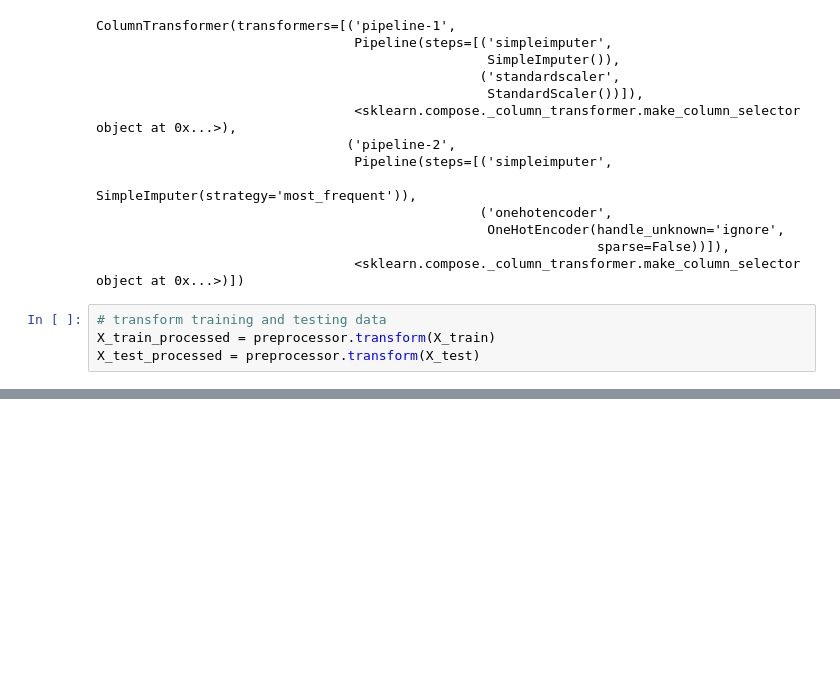
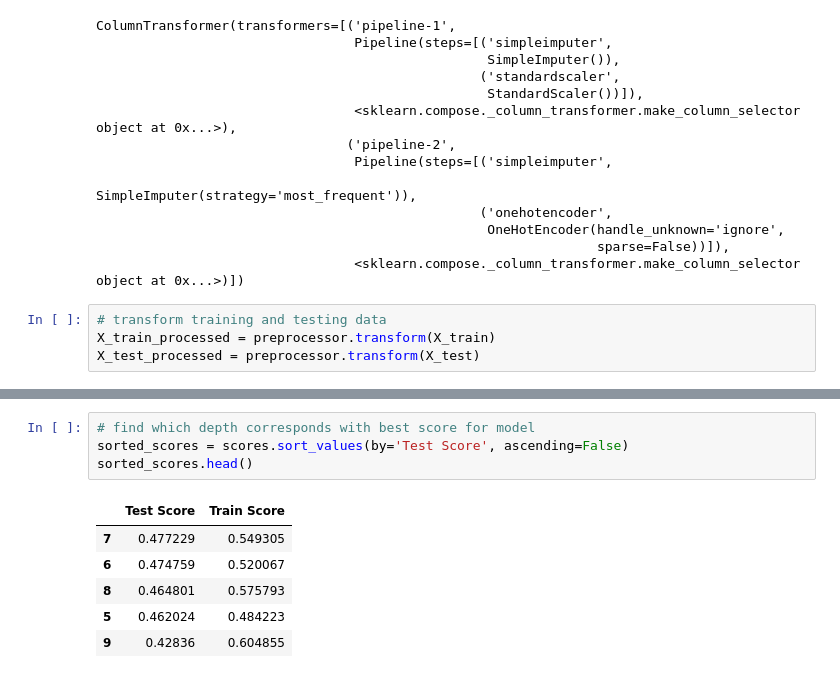
Before and after one commit to jakew4/Grocery-Sales-Prediction-Project, a Jupyter notebook: project1.ipynb, the cells around one changed output, grey strips where cells are left out. Cells and saved outputs as stored; diff of their text form; blank space fills up the shorter version.

```diff
--- a/project1.ipynb
+++ b/project1.ipynb
@@ -499,0 +628,11 @@ running behind this week - will finish soon!
+# %%
+# find which depth corresponds with best score for model
+sorted_scores = scores.sort_values(by='Test Score', ascending=False)
+sorted_scores.head()
+# %% [output]
+|  | Test Score | Train Score |
+| 7 | 0.477229 | 0.549305 |
+| 6 | 0.474759 | 0.520067 |
+| 8 | 0.464801 | 0.575793 |
+| 5 | 0.462024 | 0.484223 |
+| 9 | 0.42836 | 0.604855 |
```
Also changed, not shown: parts of 36 cells of this notebook.
